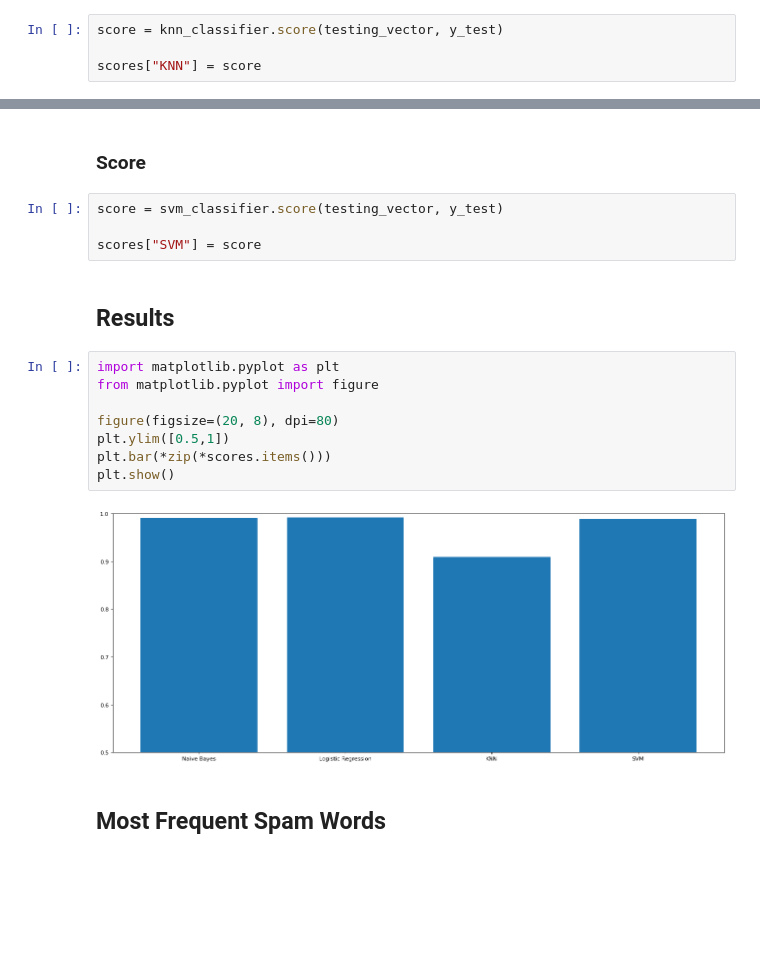
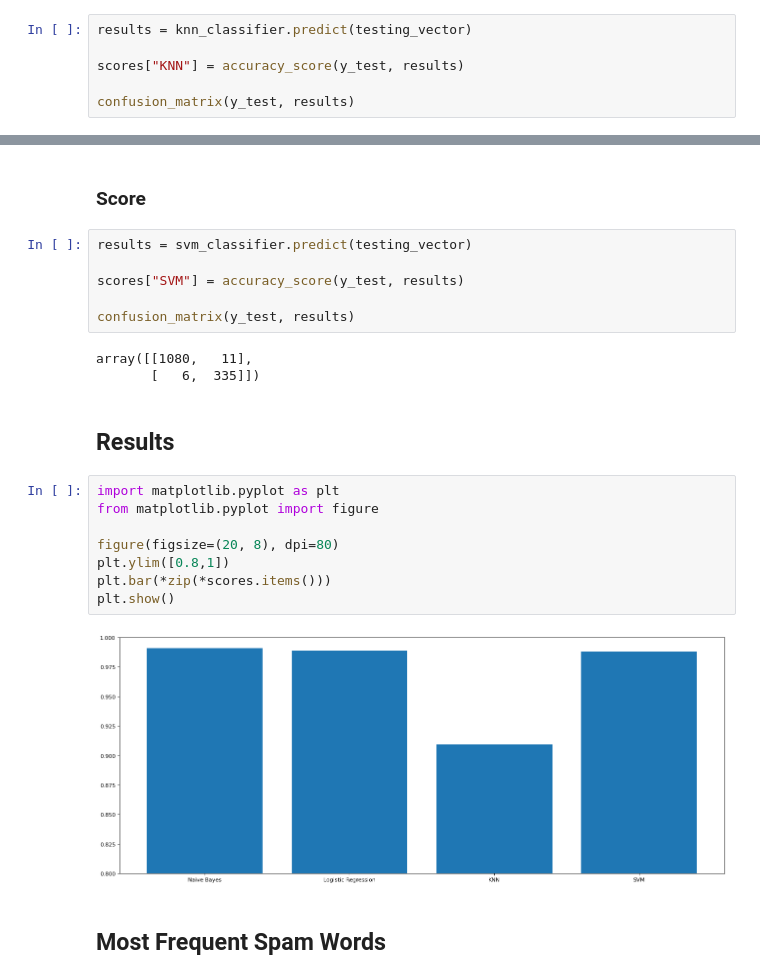
Before and after one commit to d-maniatakos/spam-mail-detection, a Jupyter notebook: spam_mail_detection.ipynb, the cells around one changed output, grey strips where cells are left out. Cells and saved outputs as stored; diff of their text form; blank space fills up the shorter version.

Commit message:
added confusion matrices

```diff
--- a/spam_mail_detection.ipynb
+++ b/spam_mail_detection.ipynb
@@ -94,7 +106,9 @@ KNeighborsClassifier(algorithm='auto', leaf_size=30, metric='minkowski',
                      weights='uniform')
 # %% [markdown]
 ### **Score**
-# %%
-score = knn_classifier.score(testing_vector, y_test)
-
-scores["KNN"] = score
+# %%
+results = knn_classifier.predict(testing_vector)
+
+scores["KNN"] = accuracy_score(y_test, results)
+
+confusion_matrix(y_test, results)
@@ -113,22 +130,27 @@ SVC(C=1.0, break_ties=False, cache_size=200, class_weight=None, coef0=0.0,
     tol=0.001, verbose=False)
 # %% [markdown]
 ### **Score**
-# %%
-score = svm_classifier.score(testing_vector, y_test)
-
-scores["SVM"] = score
+# %%
+results = svm_classifier.predict(testing_vector)
+
+scores["SVM"] = accuracy_score(y_test, results)
+
+confusion_matrix(y_test, results)
+# %% [output]
+array([[1080,   11],
+       [   6,  335]])
 # %% [markdown]
 ## **Results**
 # %%
 import matplotlib.pyplot as plt
 from matplotlib.pyplot import figure
 
 figure(figsize=(20, 8), dpi=80)
-plt.ylim([0.5,1])
+plt.ylim([0.8,1])
 plt.bar(*zip(*scores.items()))
 plt.show()
 # %% [output]
-[figure, old version]
+[figure, new version]
 # %% [markdown]
 ## **Most Frequent Spam Words**
 # %%
```
Also changed, not shown: parts of 6 cells of this notebook.
